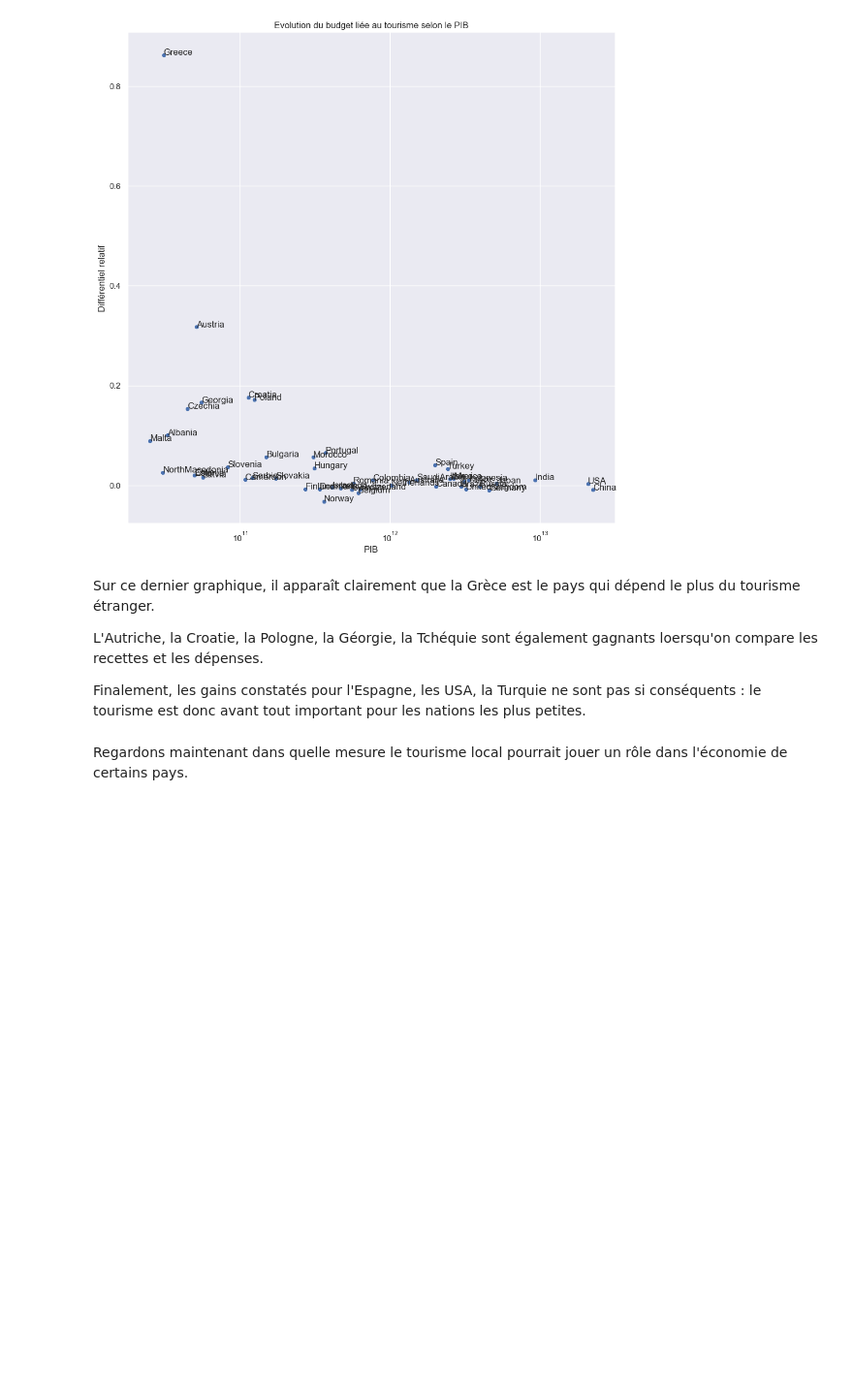
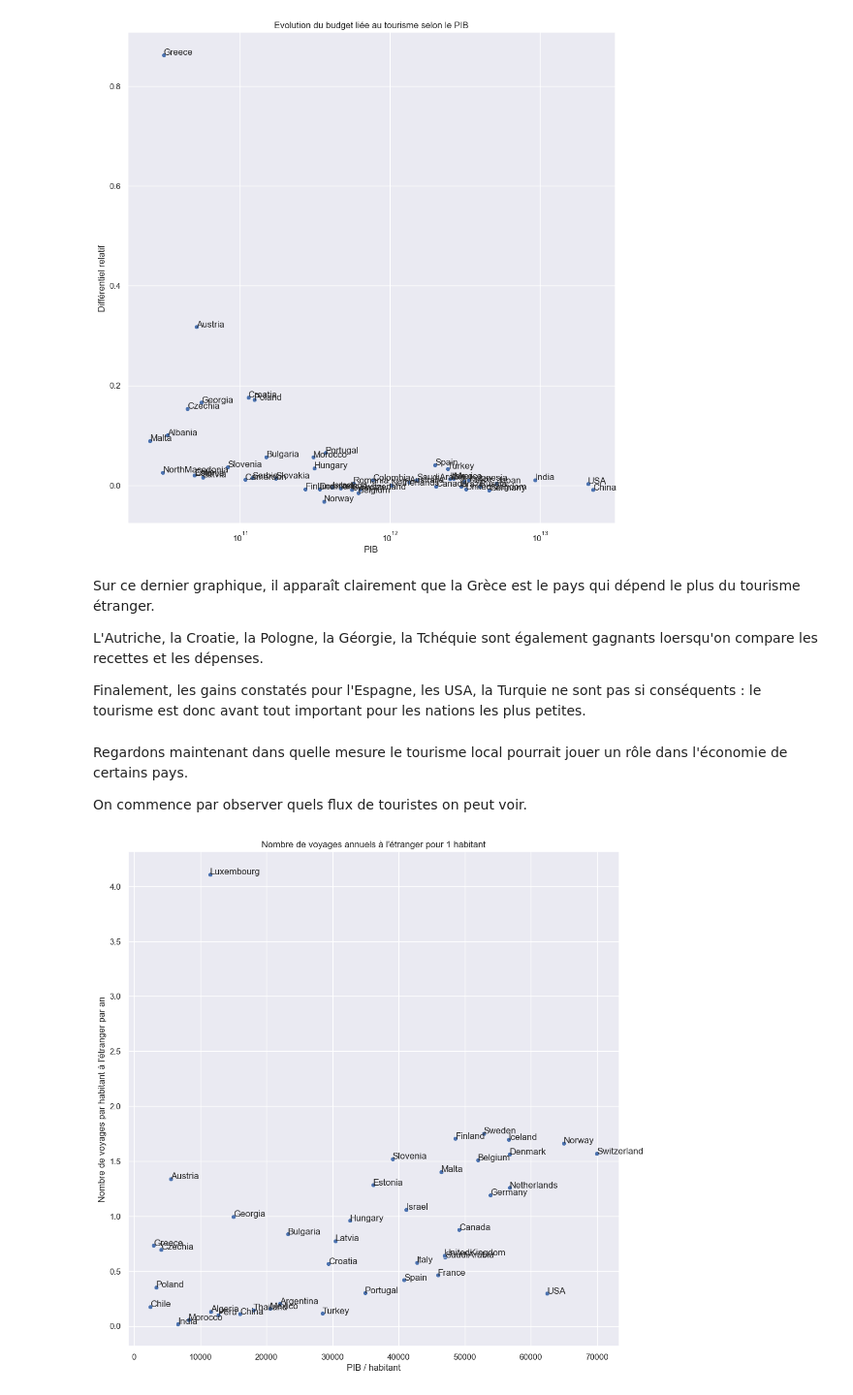
Before and after one commit to BONNET-Quentin/Projet-info, a Jupyter notebook: eliott.ipynb, the cells around one changed output. Shown at 97% size. Drawn from its saved outputs; the diff is of its cells as text; code cells hidden in the pictures; blank space fills up the shorter version.

```diff
--- a/eliott.ipynb
+++ b/eliott.ipynb
@@ -147,3 +145,17 @@ L'Autriche, la Croatie, la Pologne, la Géorgie, la Tchéquie sont également ga
 Finalement, les gains constatés pour l'Espagne, les USA, la Turquie ne sont pas si conséquents : le tourisme est donc avant tout important pour les nations les plus petites.
 # %% [markdown]
 Regardons maintenant dans quelle mesure le tourisme local pourrait jouer un rôle dans l'économie de certains pays.
+
+On commence par observer quels flux de touristes on peut voir.
+# %%
+masque = (df["Nombre de départs à l'étranger par an pour 1000 habitants"]).notna()
+
+voyages = df.loc[masque, ['Pays', 'PIB / habitant', "Nombre de départs à l'étranger par an pour 1000 habitants"]]
+voyages["Nombre de voyages par habitant à l'étranger par an"] = voyages["Nombre de départs à l'étranger par an pour 1000 habitants"] / 1000
+
+graphique = sns.relplot(data=voyages, x='PIB / habitant', y="Nombre de voyages par habitant à l'étranger par an", height = 10)
+graphique.set(title = "Nombre de voyages annuels à l'étranger pour 1 habitant");
+
+label_point(voyages['PIB / habitant'], voyages["Nombre de voyages par habitant à l'étranger par an"], voyages['Pays'], plt.gca())
+# %% [output]
+[figure, added]
```
Also changed, not shown: parts of 7 cells of this notebook.
